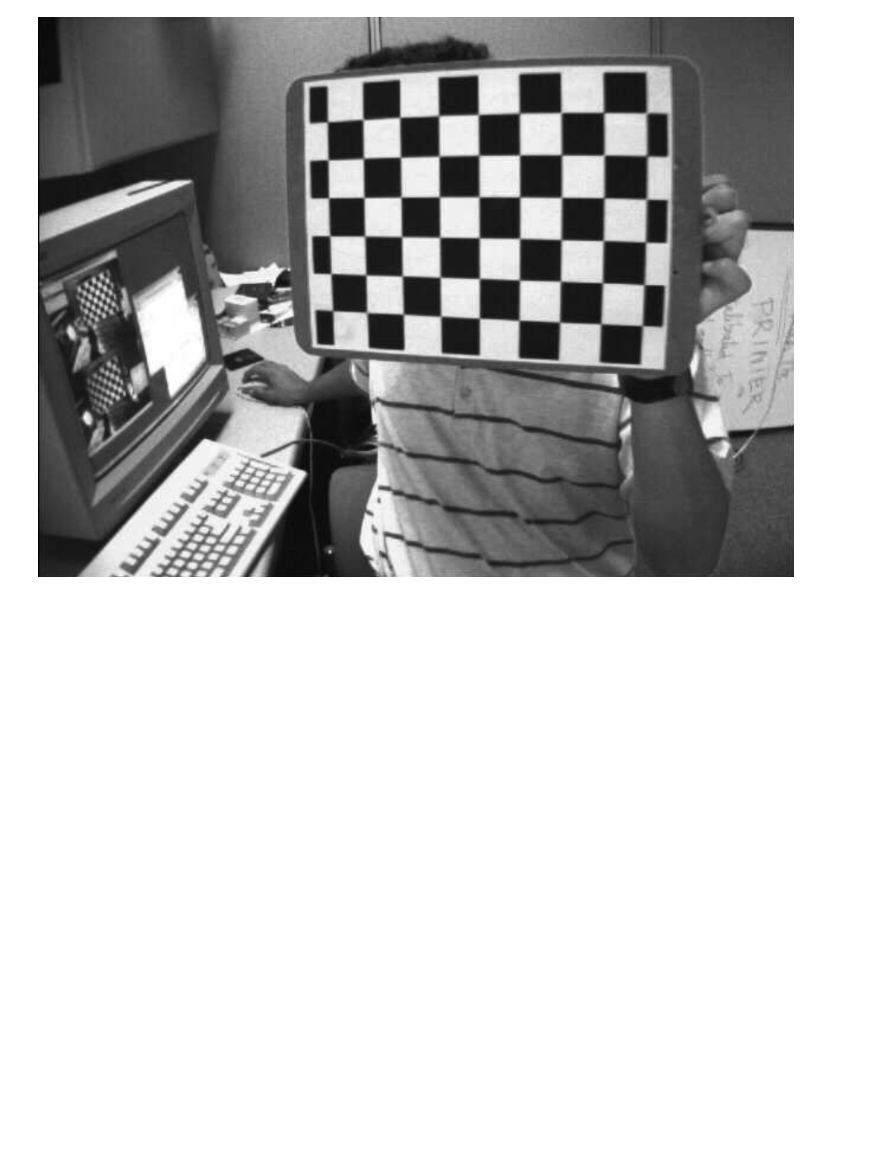
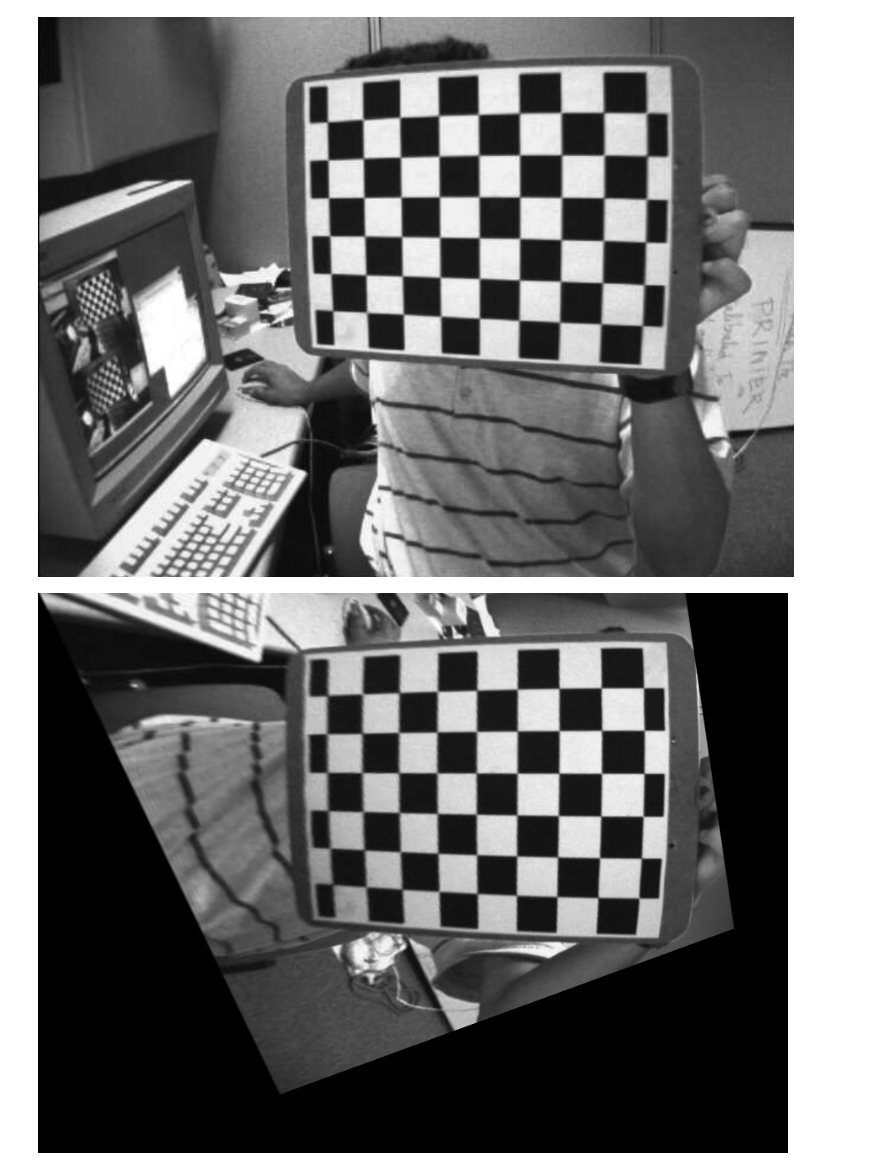
Before and after one commit to BrunoSDomingues/visaocomputacional, a Jupyter notebook: PF/Visão_Computacional_PF.ipynb, the cells around one changed output. Saved outputs shown, nothing was run; the diff lists cells and outputs as text; code cells hidden in the pictures; blank space fills up the shorter version.

```diff
--- a/PF/Visão_Computacional_PF.ipynb
+++ b/PF/Visão_Computacional_PF.ipynb
@@ -69,10 +129,10 @@ cv2_imshow(img)
 
 Utilizando as duas imagens mostradas abaixo, implemente o algoritmo acima e mostre a imagem resultante do passo 4.
 # %%
-esquerda = cv.imread('esquerda.png',0)
-cv2_imshow(esquerda)
-direita = cv.imread('direita.png',0)
-cv2_imshow(direita)
+left = cv.imread('esquerda.png',0)
+cv2_imshow(left)
+right = cv.imread('direita.png',0)
+cv2_imshow(right)
 # %% [output]
 [figure]
 [figure]
@@ -80,0 +139,13 @@ cv2_imshow(direita)
+# %%
+# Descobrindo os cantos da mesa de xadrez
+ret1, c1 = cv.findChessboardCorners(left, (9, 6))
+ret2, c2 = cv.findChessboardCorners(right, (9, 6))
+
+# Calculando a homografia
+H, _ = cv.findHomography(c1, c2)
+
+# Transformando a perspectiva usando warpPerspective
+left_warp = cv.warpPerspective(left, H, (left.shape[1], left.shape[0]))
+cv2_imshow(left_warp)
+# %% [output]
+[figure, added]
```
Also changed, not shown: parts of 9 cells of this notebook.
